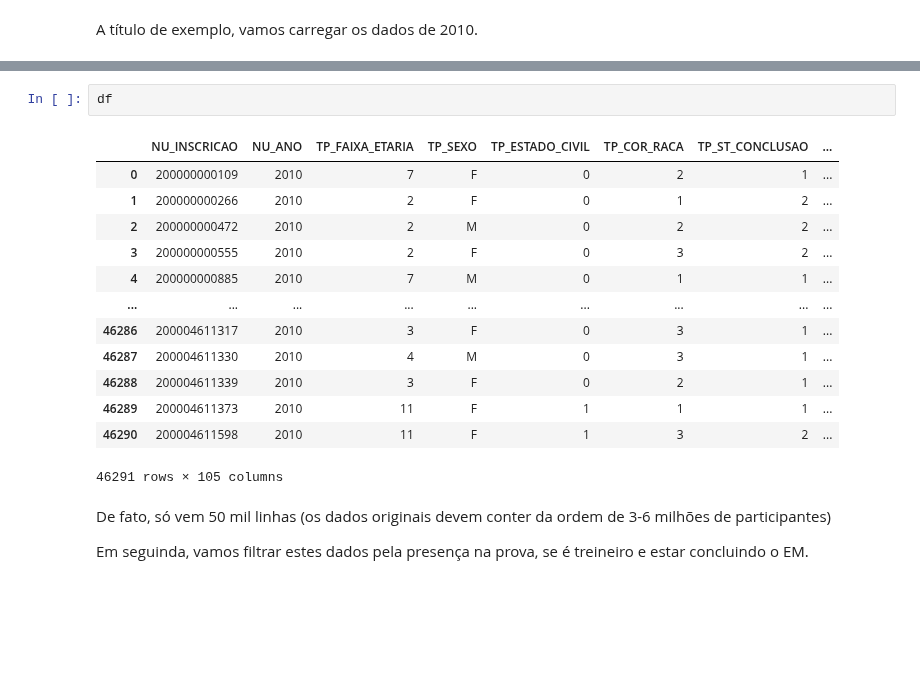
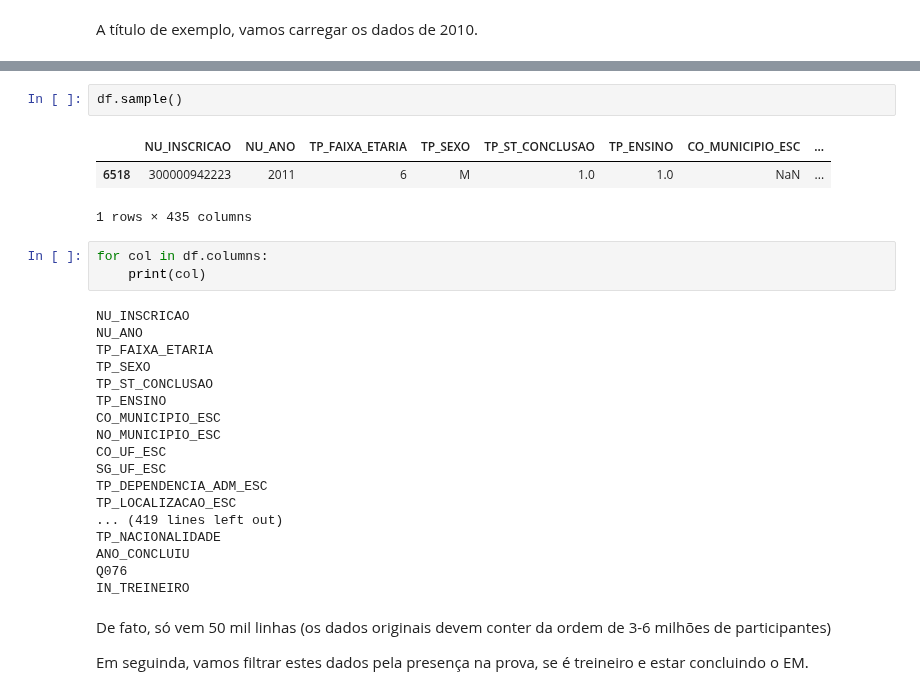
Before and after one commit to atp/enem, a Jupyter notebook: 00-PrepareData.ipynb, the cells around one changed output, grey strips where cells are left out. Saved outputs shown, nothing was run; the diff lists cells and outputs as text; blank space fills up the shorter version.

```diff
--- a/00-PrepareData.ipynb
+++ b/00-PrepareData.ipynb
@@ -44,19 +45,30 @@ Wall time: 37.9 s
 # %%
-df
+df.sample()
 # %% [output]
-|  | NU_INSCRICAO | NU_ANO | TP_FAIXA_ETARIA | TP_SEXO | TP_ESTADO_CIVIL | TP_COR_RACA | TP_ST_CONCLUSAO | ... |
-| 0 | 200000000109 | 2010 | 7 | F | 0 | 2 | 1 | ... |
-| 1 | 200000000266 | 2010 | 2 | F | 0 | 1 | 2 | ... |
-| 2 | 200000000472 | 2010 | 2 | M | 0 | 2 | 2 | ... |
-| 3 | 200000000555 | 2010 | 2 | F | 0 | 3 | 2 | ... |
-| 4 | 200000000885 | 2010 | 7 | M | 0 | 1 | 1 | ... |
-| ... | ... | ... | ... | ... | ... | ... | ... | ... |
-| 46286 | 200004611317 | 2010 | 3 | F | 0 | 3 | 1 | ... |
-| 46287 | 200004611330 | 2010 | 4 | M | 0 | 3 | 1 | ... |
-| 46288 | 200004611339 | 2010 | 3 | F | 0 | 2 | 1 | ... |
-| 46289 | 200004611373 | 2010 | 11 | F | 1 | 1 | 1 | ... |
-| 46290 | 200004611598 | 2010 | 11 | F | 1 | 3 | 2 | ... |
+|  | NU_INSCRICAO | NU_ANO | TP_FAIXA_ETARIA | TP_SEXO | TP_ST_CONCLUSAO | TP_ENSINO | CO_MUNICIPIO_ESC | ... |
+| 6518 | 300000942223 | 2011 | 6 | M | 1.0 | 1.0 | NaN | ... |
-46291 rows × 105 columns
+1 rows × 435 columns
+# %%
+for col in df.columns:
+    print(col)
+# %% [output]
+NU_INSCRICAO
+NU_ANO
+TP_FAIXA_ETARIA
+TP_SEXO
+TP_ST_CONCLUSAO
+TP_ENSINO
+CO_MUNICIPIO_ESC
+NO_MUNICIPIO_ESC
+CO_UF_ESC
+SG_UF_ESC
+TP_DEPENDENCIA_ADM_ESC
+TP_LOCALIZACAO_ESC
+... (419 lines left out)
+TP_NACIONALIDADE
+ANO_CONCLUIU
+Q076
+IN_TREINEIRO
 # %% [markdown]
 De fato, só vem 50 mil linhas (os dados originais devem conter da ordem de 3-6 milhões de participantes)
 
```
Also changed, not shown: parts of 40 cells of this notebook, 7 other files.
